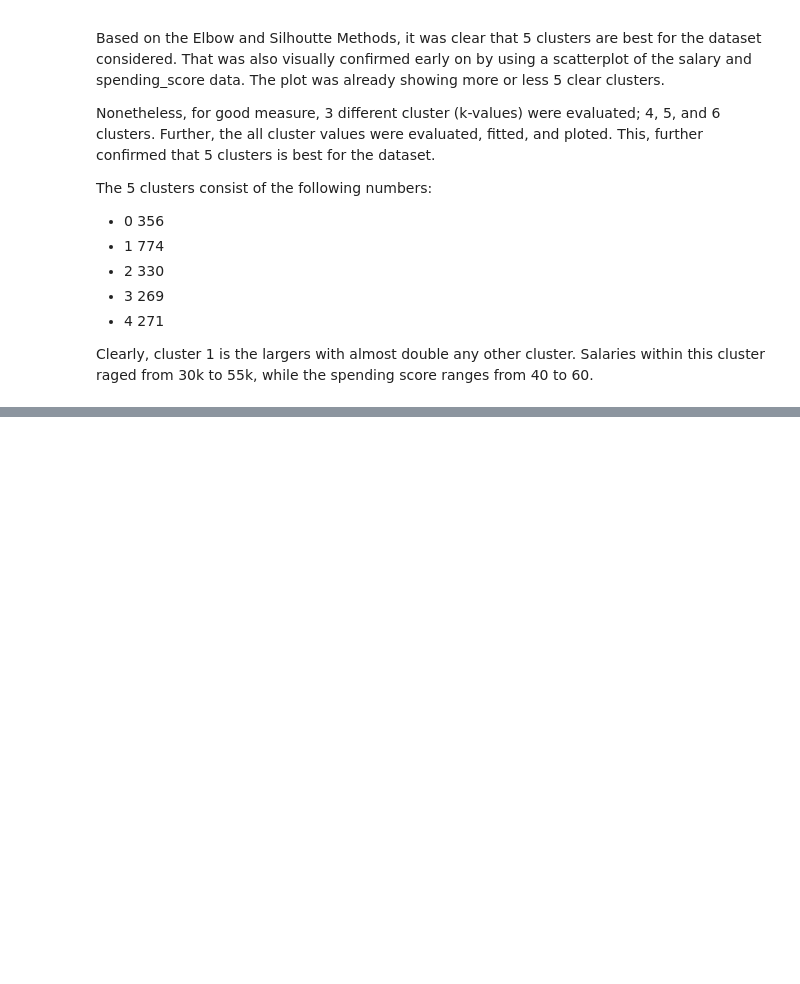
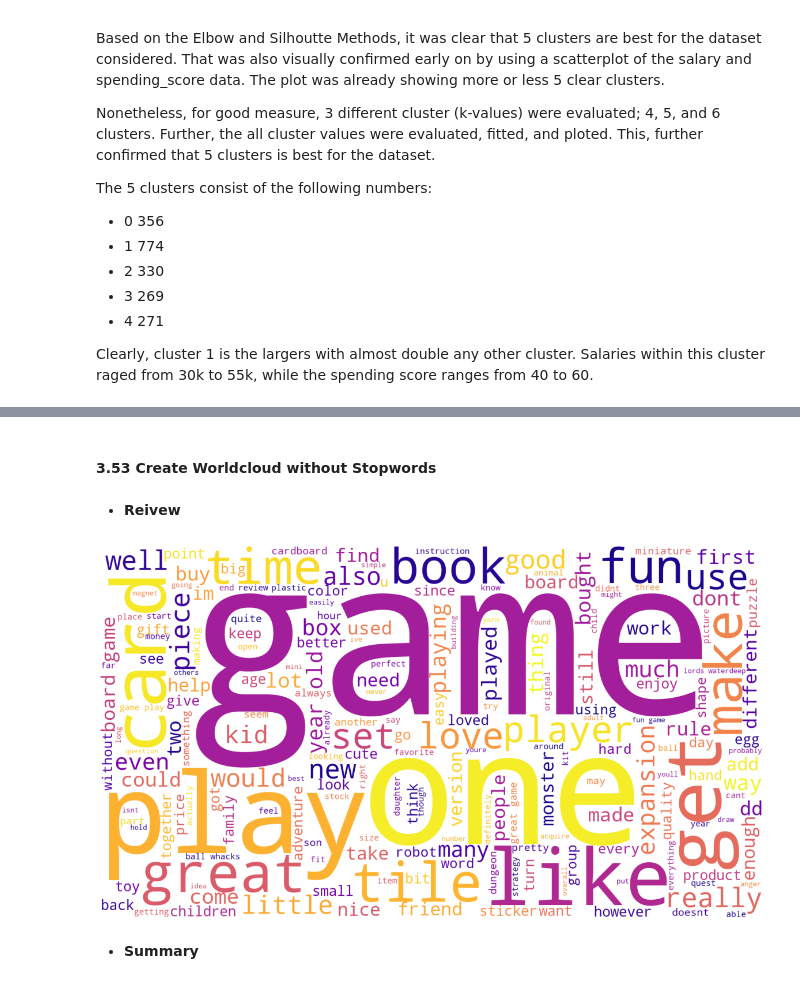
Before and after one commit to rabuhassan/LSE_DA301_Assignment_Turtle_Games, a Jupyter notebook: LSE_DA301_assignment_JupyterNotebook_Rachid_Abu-Hassan.ipynb, the cells around one changed output, grey strips where cells are left out. Drawn from its saved outputs; the diff is of its cells as text; code cells hidden in the pictures; blank space fills up the shorter version.

```diff
--- a/LSE_DA301_assignment_JupyterNotebook_Rachid_Abu-Hassan.ipynb
+++ b/LSE_DA301_assignment_JupyterNotebook_Rachid_Abu-Hassan.ipynb
@@ -768,0 +1125,47 @@ Clearly, cluster 1 is the largers with almost double any other cluster. Salaries
+# %%
+# Create a set of English stop words.
+english_stopwords = set(stopwords.words('english'))
+
+# Create a filtered list of tokens without stop words.
+summary_tokens = [x for x in all_summary_tokens_1 if x.lower() not in english_stopwords]
+review_tokens = [x for x in all_review_tokens_1 if x.lower() not in english_stopwords]
+# %%
+# Define an empty string variable.
+summary_tokens_string = ''
+
+for value in summary_tokens:
+    # Add each filtered token word to the string.
+    summary_tokens_string = summary_tokens_string + value + ' '
+# %%
+# Define an empty string variable.
+review_tokens_string = ''
+
+for value in review_tokens:
+    # Add each filtered token word to the string.
+    review_tokens_string = review_tokens_string + value + ' '
+# %% [markdown]
+#### 3.53 Create Worldcloud without Stopwords
+# %% [markdown]
+* **Reivew**
+# %%
+# Set the colour palette.
+sns.set(color_codes=True)
+
+# Create a WordCloud object.
+review_final_wordcloud = WordCloud(width = 1600, height = 900,
+                                   background_color ='white',
+                                   colormap = 'plasma',
+                                   stopwords = 'none',
+                                   min_font_size = 10).generate(review_tokens_string)
+# %%
+# Plot the Reivew WordCloud image.
+plt.figure(figsize = (16, 9), facecolor = None)
+plt.imshow(review_final_wordcloud)
+plt.axis("off")
+plt.tight_layout(pad = 0)
+plt.savefig('review_wo_stopwords.png')
+plt.show()
+# %% [output]
+[figure, added]
+# %% [markdown]
+* **Summary**
```
Also changed, not shown: parts of 88 cells of this notebook, 9 other files.
